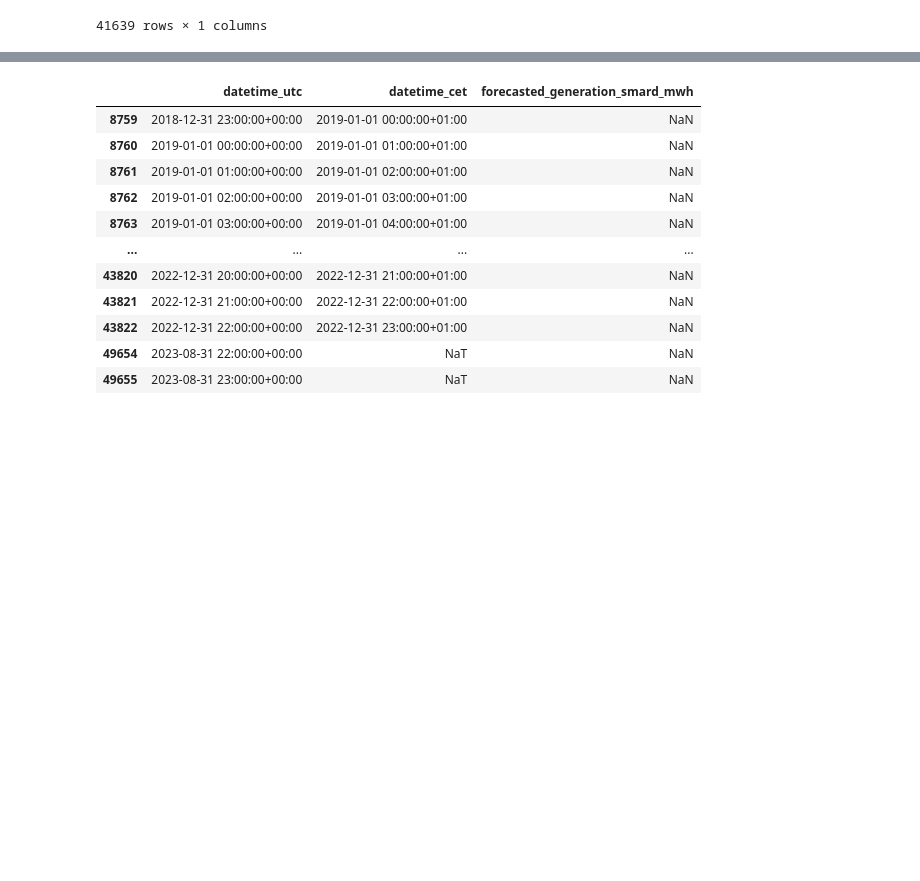
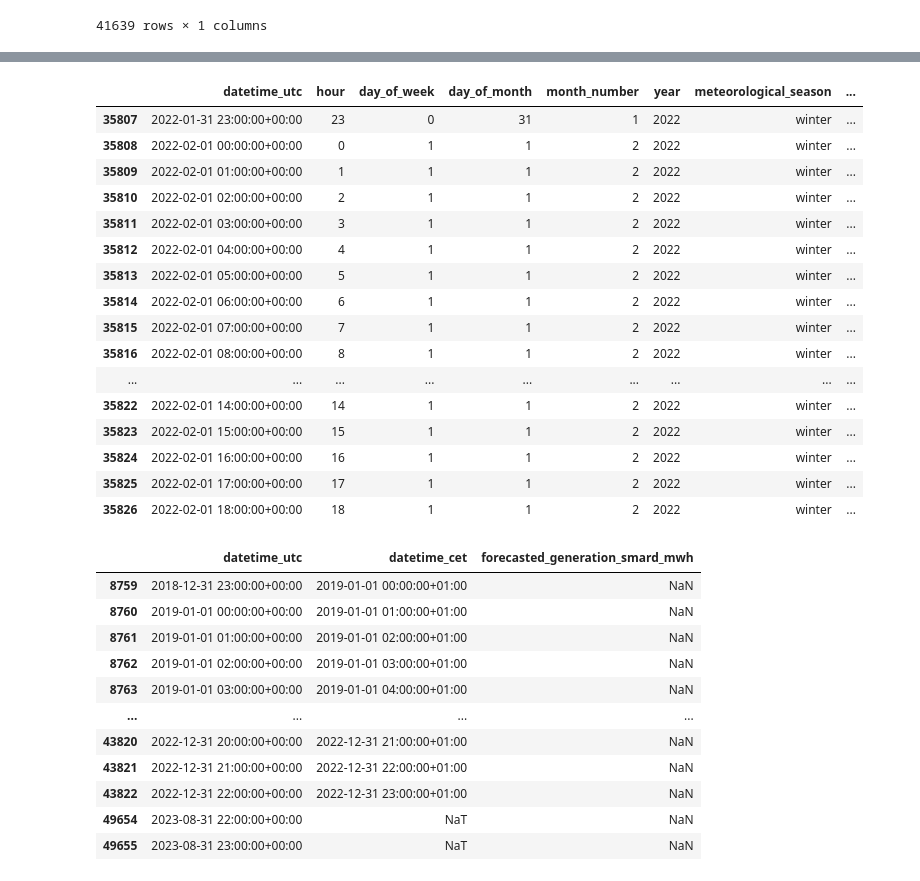
Before and after one commit to meteoviz/wind_power_forecasting_germany, a Jupyter notebook: notebooks/ML_dataframe.ipynb, the cells around one changed output, grey strips where cells are left out. Drawn from its saved outputs; the diff is of its cells as text; code cells hidden in the pictures; blank space fills up the shorter version.

```diff
--- a/notebooks/ML_dataframe.ipynb
+++ b/notebooks/ML_dataframe.ipynb
@@ -777,3 +771,23 @@ dtype: int64
+# %%
+df_main.loc[df_main['forecasted_generation_smard_mwh'].isna()].head(20)
+# %% [output]
+|  | datetime_utc | hour | day_of_week | day_of_month | month_number | year | meteorological_season | ... |
+| 35807 | 2022-01-31 23:00:00+00:00 | 23 | 0 | 31 | 1 | 2022 | winter | ... |
+| 35808 | 2022-02-01 00:00:00+00:00 | 0 | 1 | 1 | 2 | 2022 | winter | ... |
+| 35809 | 2022-02-01 01:00:00+00:00 | 1 | 1 | 1 | 2 | 2022 | winter | ... |
+| 35810 | 2022-02-01 02:00:00+00:00 | 2 | 1 | 1 | 2 | 2022 | winter | ... |
+| 35811 | 2022-02-01 03:00:00+00:00 | 3 | 1 | 1 | 2 | 2022 | winter | ... |
+| 35812 | 2022-02-01 04:00:00+00:00 | 4 | 1 | 1 | 2 | 2022 | winter | ... |
+| 35813 | 2022-02-01 05:00:00+00:00 | 5 | 1 | 1 | 2 | 2022 | winter | ... |
+| 35814 | 2022-02-01 06:00:00+00:00 | 6 | 1 | 1 | 2 | 2022 | winter | ... |
+| 35815 | 2022-02-01 07:00:00+00:00 | 7 | 1 | 1 | 2 | 2022 | winter | ... |
+| 35816 | 2022-02-01 08:00:00+00:00 | 8 | 1 | 1 | 2 | 2022 | winter | ... |
+| ... | ... | ... | ... | ... | ... | ... | ... | ... |
+| 35822 | 2022-02-01 14:00:00+00:00 | 14 | 1 | 1 | 2 | 2022 | winter | ... |
+| 35823 | 2022-02-01 15:00:00+00:00 | 15 | 1 | 1 | 2 | 2022 | winter | ... |
+| 35824 | 2022-02-01 16:00:00+00:00 | 16 | 1 | 1 | 2 | 2022 | winter | ... |
+| 35825 | 2022-02-01 17:00:00+00:00 | 17 | 1 | 1 | 2 | 2022 | winter | ... |
+| 35826 | 2022-02-01 18:00:00+00:00 | 18 | 1 | 1 | 2 | 2022 | winter | ... |
 # %%
 df_main.loc[:, ['datetime_utc', 'datetime_cet', 'forecasted_generation_smard_mwh']].loc[df_main['forecasted_generation_smard_mwh'].isna()]
 # %% [output]
```
Also changed, not shown: parts of 20 cells of this notebook.
